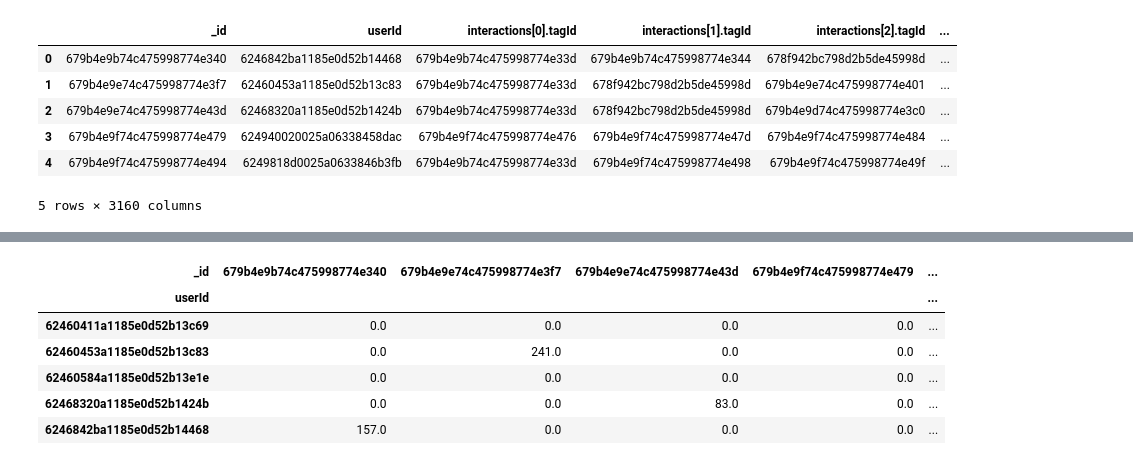
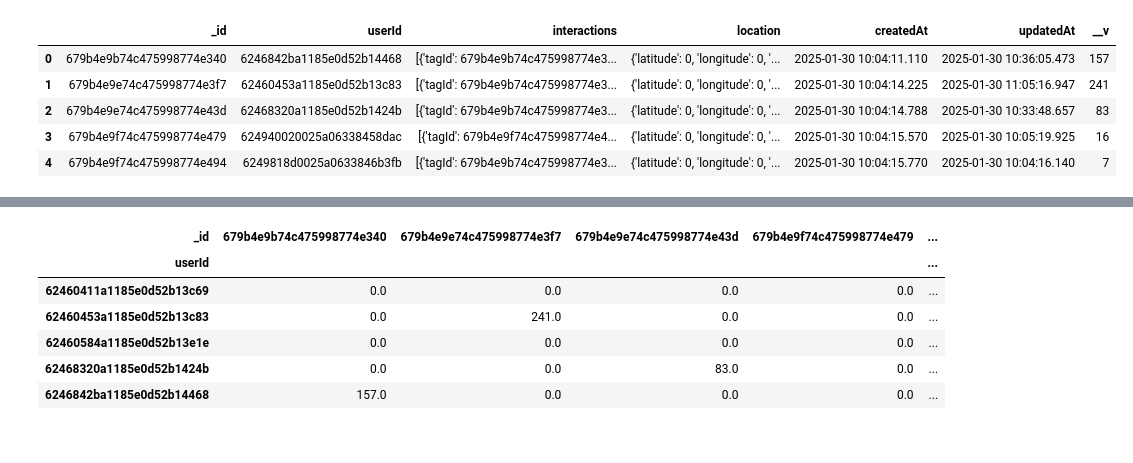
Before and after one commit to anushhhh/pitch-recommendation-algorithm, a Jupyter notebook: pitch_recs.ipynb, the cells around one changed output, grey strips where cells are left out. Drawn from its saved outputs; the diff is of its cells as text; code cells hidden in the pictures.

```diff
--- a/pitch_recs.ipynb
+++ b/pitch_recs.ipynb
@@ -7,0 +13,11 @@ import json
+# %%
+from pymongo import MongoClient
+from datetime import datetime, timedelta
+
+MONGO_URI = "mongodb+srv://anushka_ml_team:Vk1818@champhuntindia.nmjhc.mongodb.net/"
+
+client = MongoClient(MONGO_URI)
+
+db = client['champhunt']
+users_collection = db['users']
+views_collection = db['userinteractions']
@@ -7,0 +32,2 @@ import json
+# %%
+views_data = list(views_collection.find({}))
@@ -8 +37,3 @@ import json
+# %%
+views_df = pd.DataFrame(views_data)
 # %%
@@ -98,13 +138,12 @@ user_data['age_group'] = user_data['age'].apply(get_age_group)
 # %%
-view_data.head()
+views_df.head()
 # %% [output]
-|  | _id | userId | interactions[0].tagId | interactions[1].tagId | interactions[2].tagId | ... |
-| 0 | 679b4e9b74c475998774e340 | 6246842ba1185e0d52b14468 | 679b4e9b74c475998774e33d | 679b4e9b74c475998774e344 | 678f942bc798d2b5de45998d | ... |
-| 1 | 679b4e9e74c475998774e3f7 | 62460453a1185e0d52b13c83 | 679b4e9b74c475998774e33d | 678f942bc798d2b5de45998d | 679b4e9e74c475998774e401 | ... |
-| 2 | 679b4e9e74c475998774e43d | 62468320a1185e0d52b1424b | 679b4e9b74c475998774e33d | 678f942bc798d2b5de45998d | 679b4e9d74c475998774e3c0 | ... |
-| 3 | 679b4e9f74c475998774e479 | 624940020025a06338458dac | 679b4e9f74c475998774e476 | 679b4e9f74c475998774e47d | 679b4e9f74c475998774e484 | ... |
-| 4 | 679b4e9f74c475998774e494 | 6249818d0025a0633846b3fb | 679b4e9b74c475998774e33d | 679b4e9f74c475998774e498 | 679b4e9f74c475998774e49f | ... |
+|  | _id | userId | interactions | location | createdAt | updatedAt | __v |
+| 0 | 679b4e9b74c475998774e340 | 6246842ba1185e0d52b14468 | [{'tagId': 679b4e9b74c475998774e3... | {'latitude': 0, 'longitude': 0, '... | 2025-01-30 10:04:11.110 | 2025-01-30 10:36:05.473 | 157 |
+| 1 | 679b4e9e74c475998774e3f7 | 62460453a1185e0d52b13c83 | [{'tagId': 679b4e9b74c475998774e3... | {'latitude': 0, 'longitude': 0, '... | 2025-01-30 10:04:14.225 | 2025-01-30 11:05:16.947 | 241 |
+| 2 | 679b4e9e74c475998774e43d | 62468320a1185e0d52b1424b | [{'tagId': 679b4e9b74c475998774e3... | {'latitude': 0, 'longitude': 0, '... | 2025-01-30 10:04:14.788 | 2025-01-30 10:33:48.657 | 83 |
+| 3 | 679b4e9f74c475998774e479 | 624940020025a06338458dac | [{'tagId': 679b4e9f74c475998774e4... | {'latitude': 0, 'longitude': 0, '... | 2025-01-30 10:04:15.570 | 2025-01-30 10:05:19.925 | 16 |
+| 4 | 679b4e9f74c475998774e494 | 6249818d0025a0633846b3fb | [{'tagId': 679b4e9b74c475998774e3... | {'latitude': 0, 'longitude': 0, '... | 2025-01-30 10:04:15.770 | 2025-01-30 10:04:16.140 | 7 |
-5 rows × 3160 columns
 # %%
 from sklearn.feature_extraction.text import TfidfVectorizer
 from sklearn.metrics.pairwise import cosine_similarity
```
Also changed, not shown: parts of 26 cells of this notebook.
